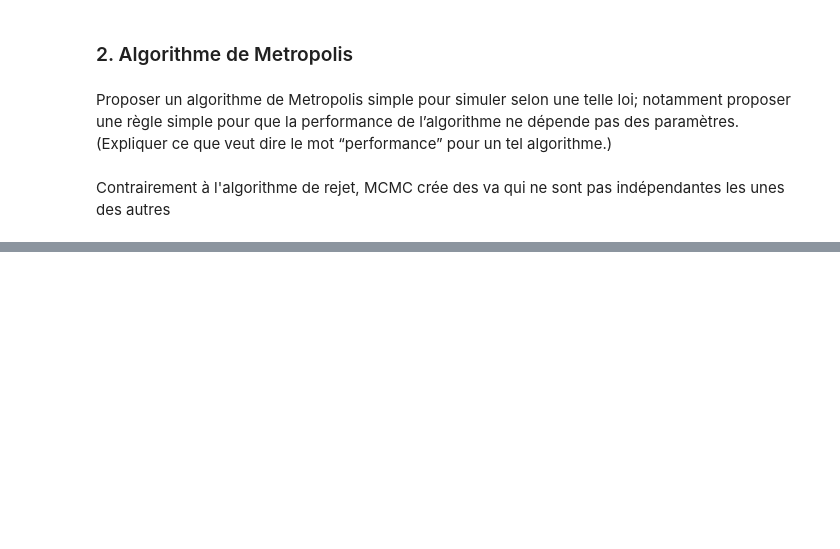
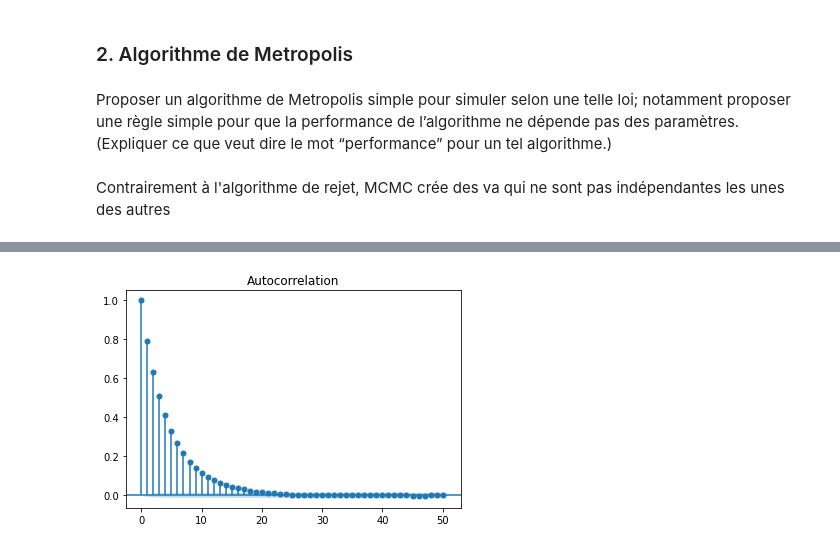
Before and after one commit to emanieluu/Projet_Monte_Carlo_ENSAE_2A_S2, a Jupyter notebook: Projet-Monte-Carlo.ipynb, the cells around one changed output, grey strips where cells are left out. Saved outputs shown, nothing was run; the diff lists cells and outputs as text; code cells hidden in the pictures; blank space fills up the shorter version.

```diff
--- a/Projet-Monte-Carlo.ipynb
+++ b/Projet-Monte-Carlo.ipynb
@@ -215,3 +220,11 @@ def fit(self, len_batch=1000, num_iter=1000, min_rate=0.25, max_rate=0.3):
     self.sig = old_sig  # In order not to modify the sigma value wished by the user.
     print("Couldn't find a sigma that satisfies the acceptance rate criteria\n")
     return None
+# %%
+from statsmodels.graphics.tsaplots import plot_acf
+
+plot_acf(x)
+
+plt.show()
+# %% [output]
+[figure, added]
```
Also changed, not shown: parts of 6 cells of this notebook.
